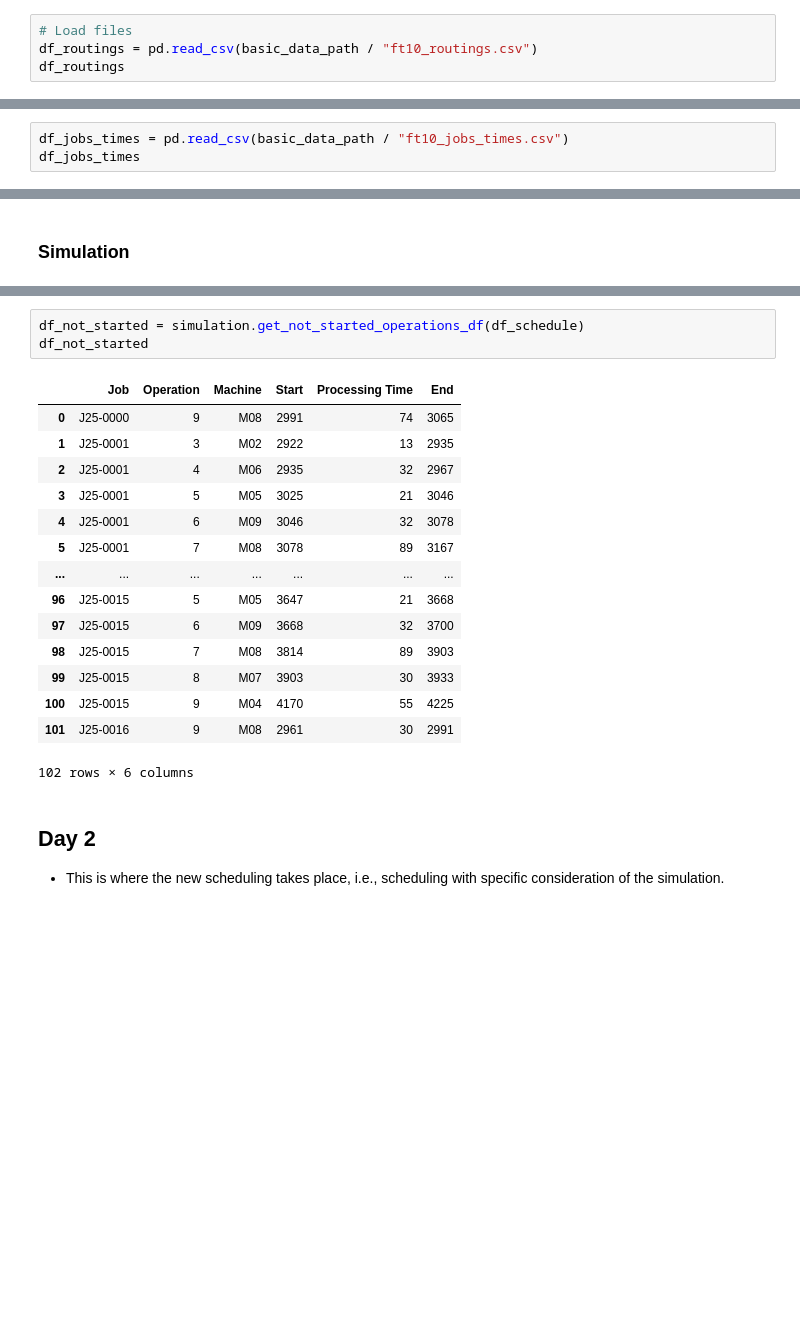
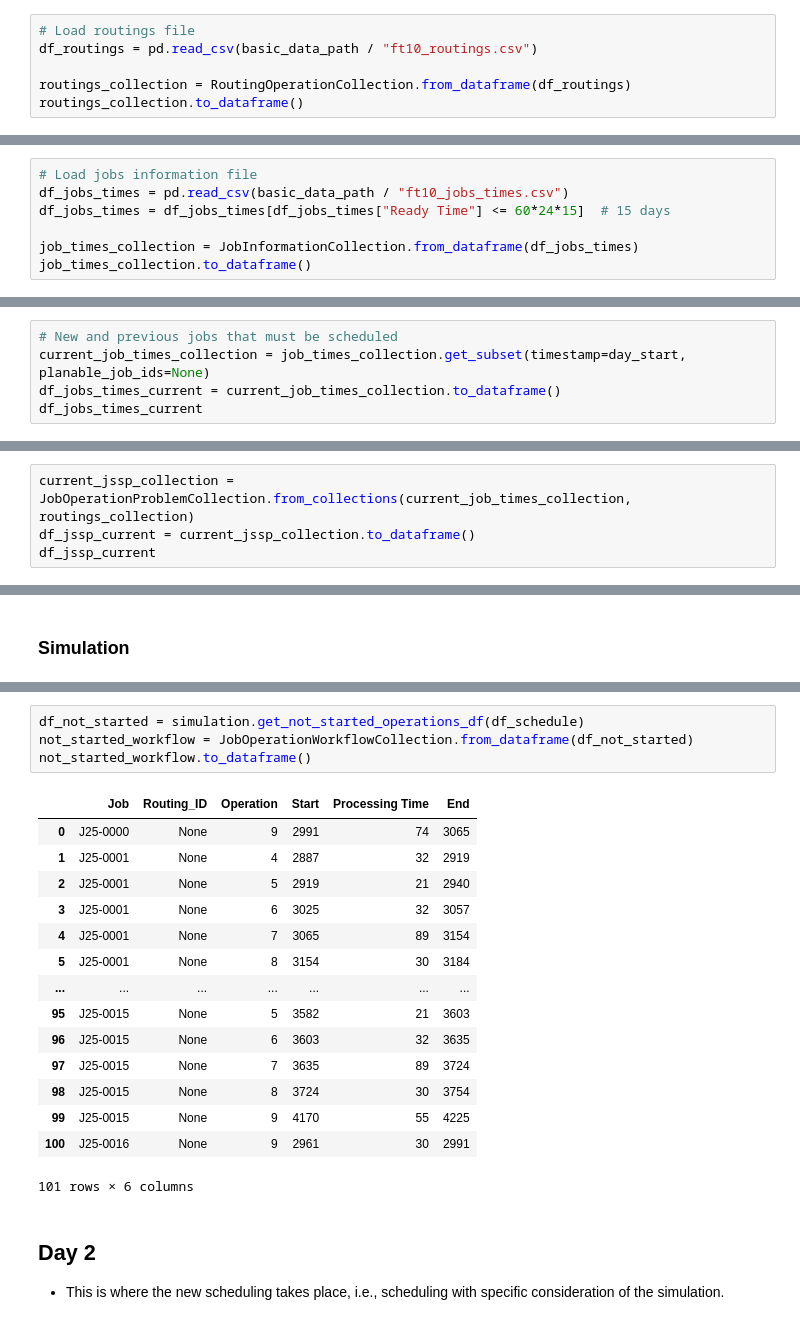
Before and after one commit to konrad-adamski/HTWD_Minimalinvasives_Job-Shop_Scheduling, a Jupyter notebook: notebooks/02_Google_OR-Tools_Constraint_Programming/01_Lateness.ipynb, the cells around one changed output, grey strips where cells are left out. Cells and saved outputs as stored; diff of their text form; blank space fills up the shorter version.

```diff
--- a/notebooks/02_Google_OR-Tools_Constraint_Programming/01_Lateness.ipynb
+++ b/notebooks/02_Google_OR-Tools_Constraint_Programming/01_Lateness.ipynb
@@ -81,9 +86,11 @@ basic_data_path = get_path("data", "basic")
 # Simulation
 simulation = ProductionSimulation(sigma = 0.2)
 # %%
-# Load files
+# Load routings file
 df_routings = pd.read_csv(basic_data_path / "ft10_routings.csv")
-df_routings
+
+routings_collection = RoutingOperationCollection.from_dataframe(df_routings)
+routings_collection.to_dataframe()
 # %% [output]
 |  | Routing_ID | Operation | Machine | Processing Time |
 | 0 | 0 | 0 | M00 | 29 |
@@ -101,6 +108,10 @@ df_routings
 | 99 | 9 | 9 | M07 | 45 |
 100 rows × 4 columns
 # %%
+# Load jobs information file
 df_jobs_times = pd.read_csv(basic_data_path / "ft10_jobs_times.csv")
-df_jobs_times
+df_jobs_times = df_jobs_times[df_jobs_times["Ready Time"] <= 60*24*15]  # 15 days
+
+job_times_collection = JobInformationCollection.from_dataframe(df_jobs_times)
+job_times_collection.to_dataframe()
 # %% [output]
@@ -195,0 +165,5 @@ df_jssp_current
+# %%
+# New and previous jobs that must be scheduled
+current_job_times_collection = job_times_collection.get_subset(timestamp=day_start, planable_job_ids=None)
+df_jobs_times_current = current_job_times_collection.to_dataframe()
+df_jobs_times_current
@@ -195,0 +186,4 @@ df_jssp_current
+# %%
+current_jssp_collection = JobOperationProblemCollection.from_collections(current_job_times_collection, routings_collection)
+df_jssp_current = current_jssp_collection.to_dataframe()
+df_jssp_current
@@ -357,22 +370,23 @@ df_active
 # %%
 df_not_started = simulation.get_not_started_operations_df(df_schedule)
-df_not_started
+not_started_workflow = JobOperationWorkflowCollection.from_dataframe(df_not_started)
+not_started_workflow.to_dataframe()
 # %% [output]
-|  | Job | Operation | Machine | Start | Processing Time | End |
-| 0 | J25-0000 | 9 | M08 | 2991 | 74 | 3065 |
-| 1 | J25-0001 | 3 | M02 | 2922 | 13 | 2935 |
-| 2 | J25-0001 | 4 | M06 | 2935 | 32 | 2967 |
-| 3 | J25-0001 | 5 | M05 | 3025 | 21 | 3046 |
-| 4 | J25-0001 | 6 | M09 | 3046 | 32 | 3078 |
-| 5 | J25-0001 | 7 | M08 | 3078 | 89 | 3167 |
+|  | Job | Routing_ID | Operation | Start | Processing Time | End |
+| 0 | J25-0000 | None | 9 | 2991 | 74 | 3065 |
+| 1 | J25-0001 | None | 4 | 2887 | 32 | 2919 |
+| 2 | J25-0001 | None | 5 | 2919 | 21 | 2940 |
+| 3 | J25-0001 | None | 6 | 3025 | 32 | 3057 |
+| 4 | J25-0001 | None | 7 | 3065 | 89 | 3154 |
+| 5 | J25-0001 | None | 8 | 3154 | 30 | 3184 |
 | ... | ... | ... | ... | ... | ... | ... |
-| 96 | J25-0015 | 5 | M05 | 3647 | 21 | 3668 |
-| 97 | J25-0015 | 6 | M09 | 3668 | 32 | 3700 |
-| 98 | J25-0015 | 7 | M08 | 3814 | 89 | 3903 |
-| 99 | J25-0015 | 8 | M07 | 3903 | 30 | 3933 |
-| 100 | J25-0015 | 9 | M04 | 4170 | 55 | 4225 |
-| 101 | J25-0016 | 9 | M08 | 2961 | 30 | 2991 |
+| 95 | J25-0015 | None | 5 | 3582 | 21 | 3603 |
+| 96 | J25-0015 | None | 6 | 3603 | 32 | 3635 |
+| 97 | J25-0015 | None | 7 | 3635 | 89 | 3724 |
+| 98 | J25-0015 | None | 8 | 3724 | 30 | 3754 |
+| 99 | J25-0015 | None | 9 | 4170 | 55 | 4225 |
+| 100 | J25-0016 | None | 9 | 2961 | 30 | 2991 |
-102 rows × 6 columns
+101 rows × 6 columns
 # %% [markdown]
 ## Day 2
 - This is where the new scheduling takes place, i.e., scheduling with specific consideration of the simulation.
```
Also changed, not shown: parts of 23 cells of this notebook, 5 other files.
